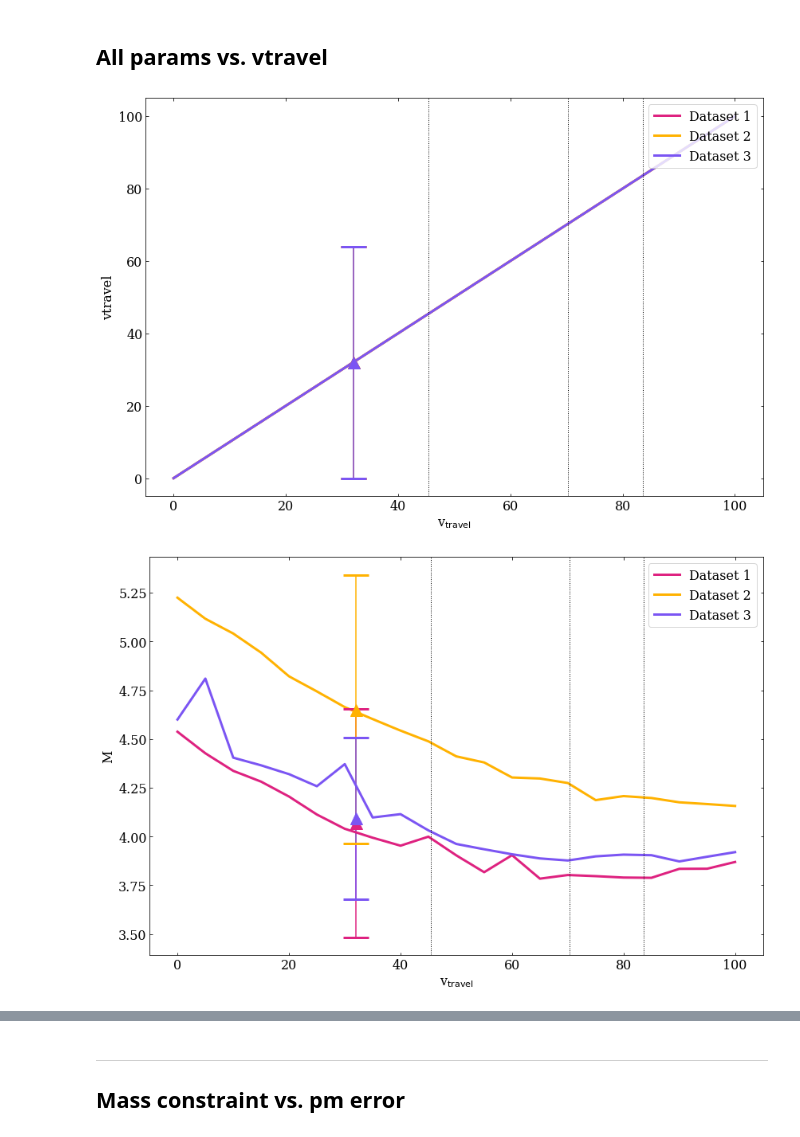
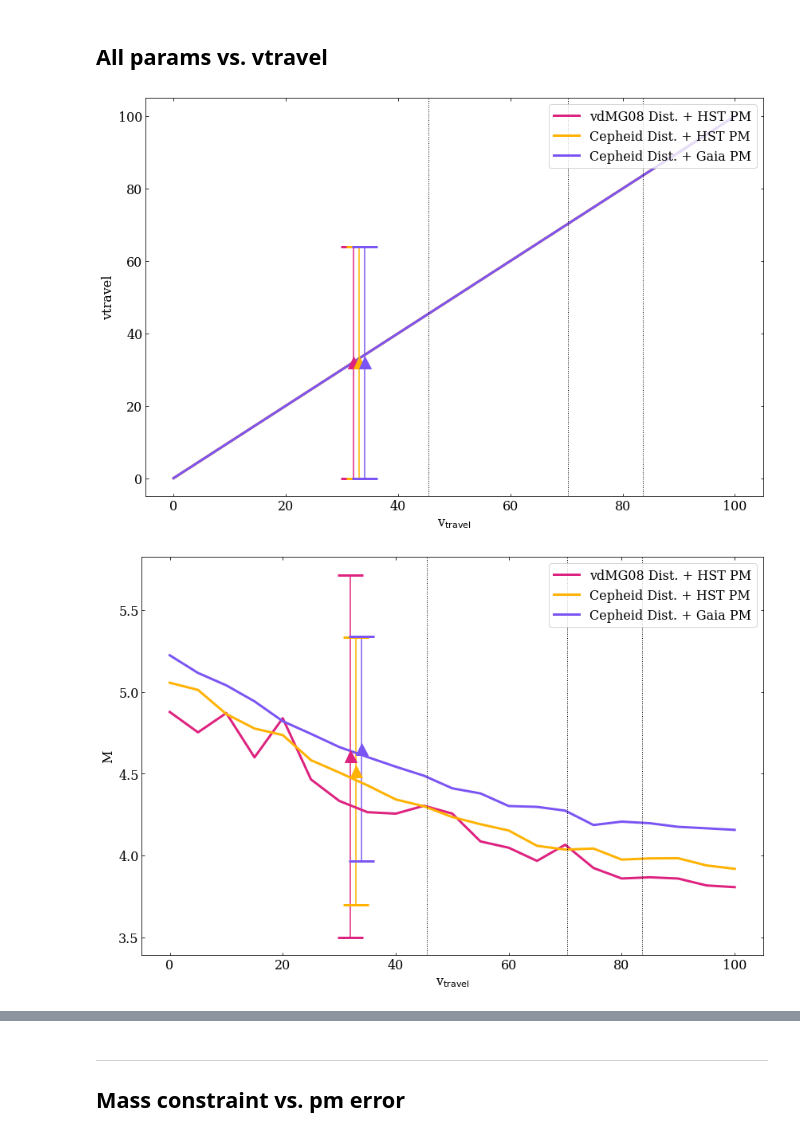
Before and after one commit to katiechambe/yellowCard, a Jupyter notebook: notebooks/pymc3-analyze-runs.ipynb, the cells around one changed output, grey strips where cells are left out. Cells and saved outputs as stored; diff of their text form; code cells hidden in the pictures.

```diff
--- a/notebooks/pymc3-analyze-runs.ipynb
+++ b/notebooks/pymc3-analyze-runs.ipynb
@@ -97,0 +102,7 @@ ___
+# %%
+model = ["vdm2012","fiducial2021","Dataset3"]
+label = ["vdMG08 Dist. + HST PM","Cepheid Dist. + Gaia PM","Cepheid Dist. + HST PM"]
+for i in range(3):
+    data = az.from_json(f"../pymc3-data/{model[i]}_vtravel_32.json")
+    m_lg_values = np.asarray(data.posterior['M']).ravel()
+    print(f"{label[i]}: ",np.percentile(m_lg_values, [16, 50, 84]))
@@ -97,0 +113,7 @@ ___
+# %%
+model = ["vdm2012","fiducial2021","Dataset3"]
+label = ["vdMG08 Dist. + HST PM","Cepheid Dist. + Gaia PM","Cepheid Dist. + HST PM"]
+for i in range(3):
+    data = az.from_json(f"../pymc3-data/{model[i]}_vtravel_32.json")
+    m_lg_values = np.asarray(data.posterior['M']).ravel()
+    print(f"{label[i]}: ",np.percentile(m_lg_values, [16, 50, 84]))
@@ -435,15 +543,15 @@ nico_data = [[60.09584664536741, 45.45454545454547],
 [100.22364217252397, 83.56643356643357],
 [120.1597444089457, 92.65734265734265]] # note this is dist vs. velocity
 # %%
-modelChoices = ["vdm2012","fiducial2021","Dataset3"]
-label_model = ["vdM+ 2012 dataset","Chamberlain+ 2021 dataset","Dataset 3"]
-label_model = ["Dataset 1","Dataset 2","Dataset 3"]
+modelChoices = ["vdm2012","Dataset3","fiducial2021"]
+label = [r"vdMG08 Dist. + HST PM",r"Cepheid Dist. + HST PM",r"Cepheid Dist. + Gaia PM"]
 
-color = [palette["Extra"],palette['Minor Pairs'],palette['Major Pairs']]
-alpha = [0,.1,0.2]
+color = [palette['Extra'],palette['Minor Pairs'],palette['Major Pairs']]
+
+alpha = [0,1,2]
 
 fig,ax=plt.subplots(figsize=(12,8))
-for mod,lab,col,al in zip(modelChoices,label_model,color,alpha):
+for mod,lab,col,al in zip(modelChoices,label,color,alpha):
     plt.plot(means_vtravel[mod]['vtravel'][:-1], means_vtravel[mod]['M'][:-1],
              label=lab, color=col, lw=3)
 
@@ -463,6 +571,6 @@ for i in range(len(nico_data))[0:-1]:
 plt.legend(loc="upper right")
 plt.ylim(3.2,5.5)
 plt.tight_layout()
-# plt.savefig("../plots/analyze-runs-MvV.png",dpi=300)
+plt.savefig("../plots/analyze-runs-MvV.pdf")
 plt.show()
 # %% [output]
@@ -510,38 +618,38 @@ plt.show()
 # %%
 for i in means_vtravel['fiducial2021'].keys():
 
-    modelChoices = ["vdm2012","fiducial2021","Dataset3"]
-    label_model = ["vdM+ 2012 dataset","Chamberlain+ 2021 dataset","Dataset 3"]
-    label_model = ["Dataset 1","Dataset 2","Dataset 3"]
+    modelChoices = ["vdm2012","Dataset3","fiducial2021"]
+    label = [r"vdMG08 Dist. + HST PM",r"Cepheid Dist. + HST PM",r"Cepheid Dist. + Gaia PM"]
+#     label_model = ["Dataset 1","Dataset 2","Dataset 3"]
     # label_model = ["Dataset 1","Dataset 2",""]
 
 
     color = [palette["Extra"],palette['Minor Pairs'],palette['Major Pairs']]
-    alpha = [0,0,0]
+    alpha = [0,1,2]
 
     fig,ax=plt.subplots(figsize=(12,8))
-    for mod,lab,col,al in zip(modelChoices,label_model,color,alpha):
+    for mod,lab,col,al in zip(modelChoices,label,color,alpha):
         plt.plot(means_vtravel[mod]['vtravel'][:-1], means_vtravel[mod][i][:-1],
                  label=lab, color=col, lw=3)
 
-    for mod,lab,col,al in zip(modelChoices,label_model,color,alpha):
+    for mod,lab,col,al in zip(modelChoices,label,color,alpha):
         plt.errorbar(x=means_vtravel[mod]['vtravel'][-1]+al,
                      y=means_vtravel[mod][i][-1],
                      yerr=stds_vtravel[mod][i][-1],
                      color=col,capsize=16,
                      capthick=3,marker='^',ms=15)
 
 #     plt.scatter(0,0,label=r'v$_{\rm travel}$=32km/s (Petersen+ 2021)',marker="^",s=100,color='grey')
     ax.set_xlabel(r'v$_{\rm travel}$')
     ax.set_ylabel(f'{i}')
     for j in range(len(nico_data))[0:-1]:
         plt.axvline(nico_data[j][1],color="black", linestyle="dotted", lw=1)
 #         plt.text(nico_data[j][1]+2, 3.3,"%.0f kpc" % nico_data[j][0])
     plt.legend(loc="upper right")
 #     plt.ylim(3.2,5.5)
-    plt.savefig(f"../plots/analyze-runs-{i}vsV.png")
+    plt.savefig(f"../plots/analyze-runs-{i}vsV.pdf")
     plt.tight_layout()
     plt.show()
 # %% [output]
-[figure, old version]
+[figure, new version]
-[figure, old version]
+[figure, new version]
```
Also changed, not shown: parts of 18 cells of this notebook, 2 other files.
